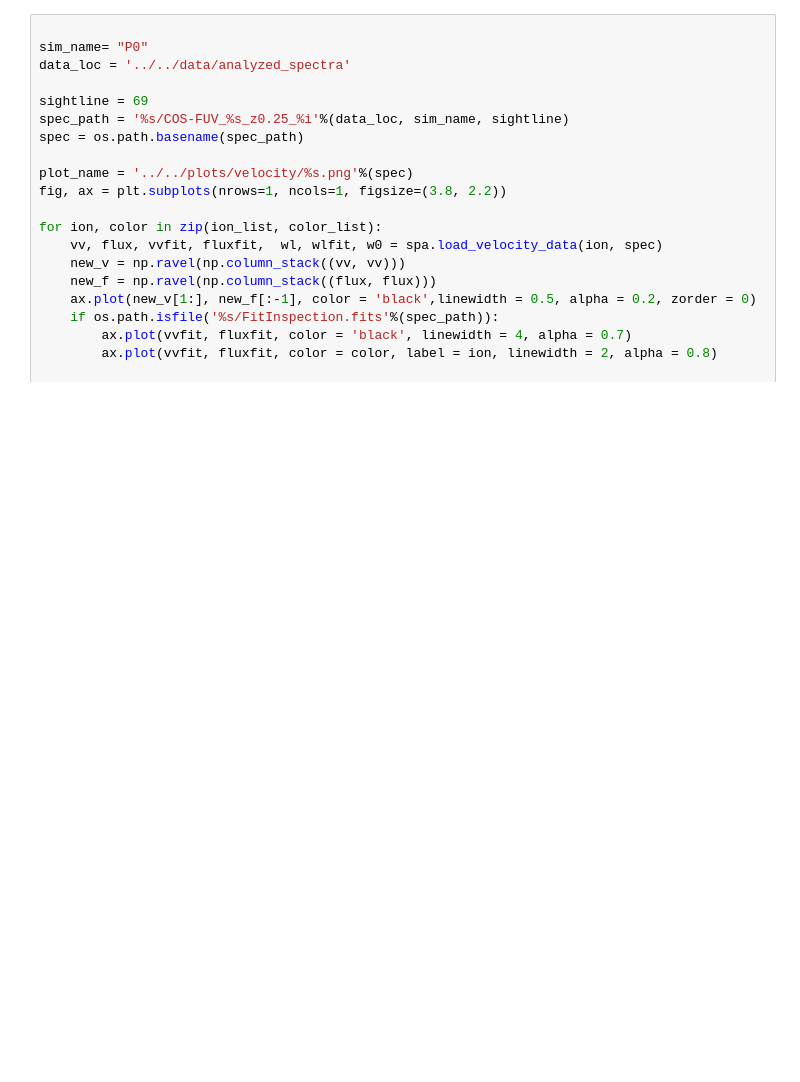
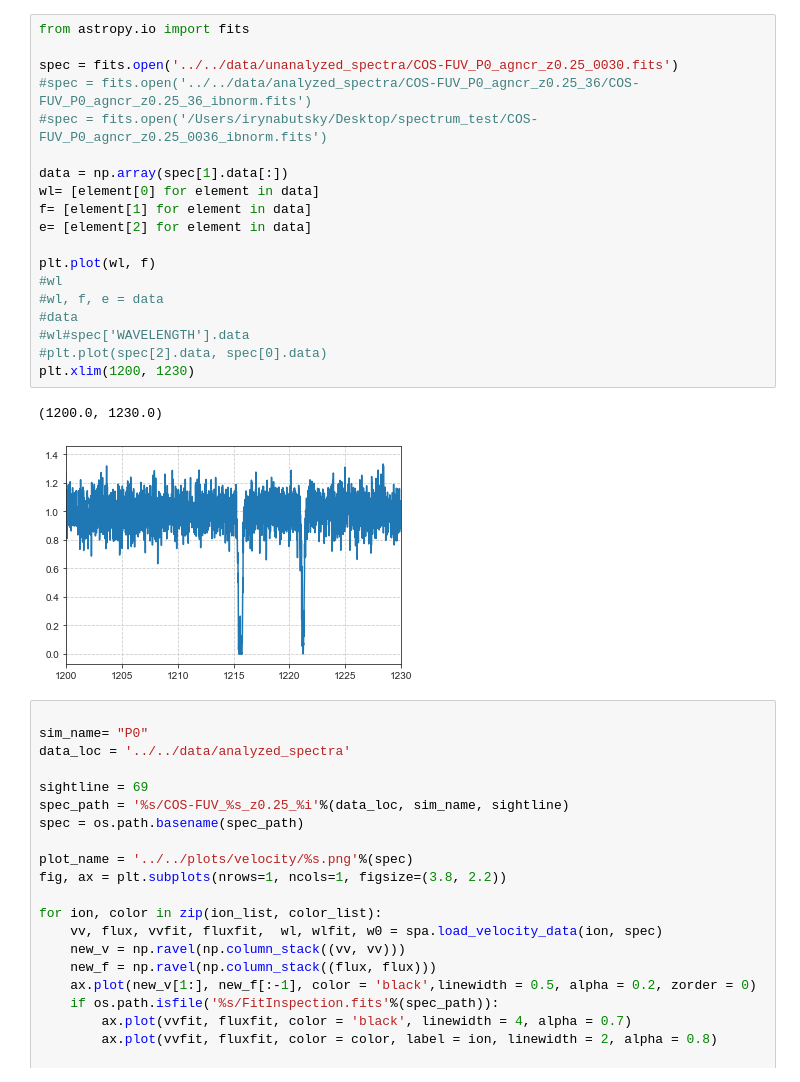
Before and after one commit to ibutsky/synthetic_spectra, a Jupyter notebook: scripts/plotting/velocity.ipynb, the cells around one changed output. Saved outputs shown, nothing was run; the diff lists cells and outputs as text; blank space fills up the shorter version.

```diff
--- a/scripts/plotting/velocity.ipynb
+++ b/scripts/plotting/velocity.ipynb
@@ -60,3 +73,25 @@ plt.savefig("vel_cr.png", dpi = 300, transparent = True)
+# %%
+from astropy.io import fits
+
+spec = fits.open('../../data/unanalyzed_spectra/COS-FUV_P0_agncr_z0.25_0030.fits')
+#spec = fits.open('../../data/analyzed_spectra/COS-FUV_P0_agncr_z0.25_36/COS-FUV_P0_agncr_z0.25_36_ibnorm.fits')
+#spec = fits.open('/Users/irynabutsky/Desktop/spectrum_test/COS-FUV_P0_agncr_z0.25_0036_ibnorm.fits')
+
+data = np.array(spec[1].data[:])
+wl= [element[0] for element in data]
+f= [element[1] for element in data]
+e= [element[2] for element in data]
+
+plt.plot(wl, f)
+#wl
+#wl, f, e = data
+#data
+#wl#spec['WAVELENGTH'].data
+#plt.plot(spec[2].data, spec[0].data)
+plt.xlim(1200, 1230)
+# %% [output]
+(1200.0, 1230.0)
+[figure, added]
 # %%
 
 sim_name= "P0"
```
Also changed, not shown: parts of 2 cells of this notebook, 6 other files.
